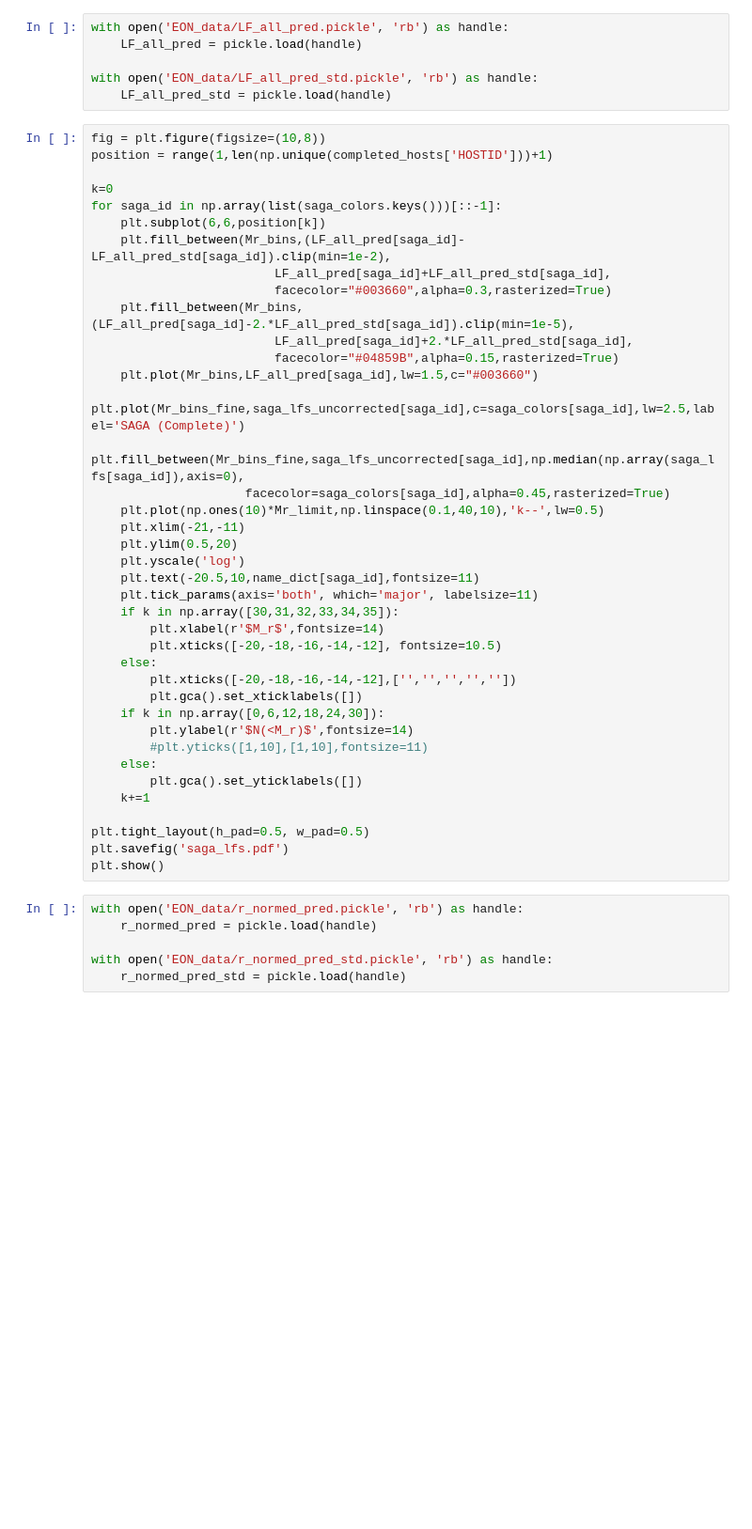
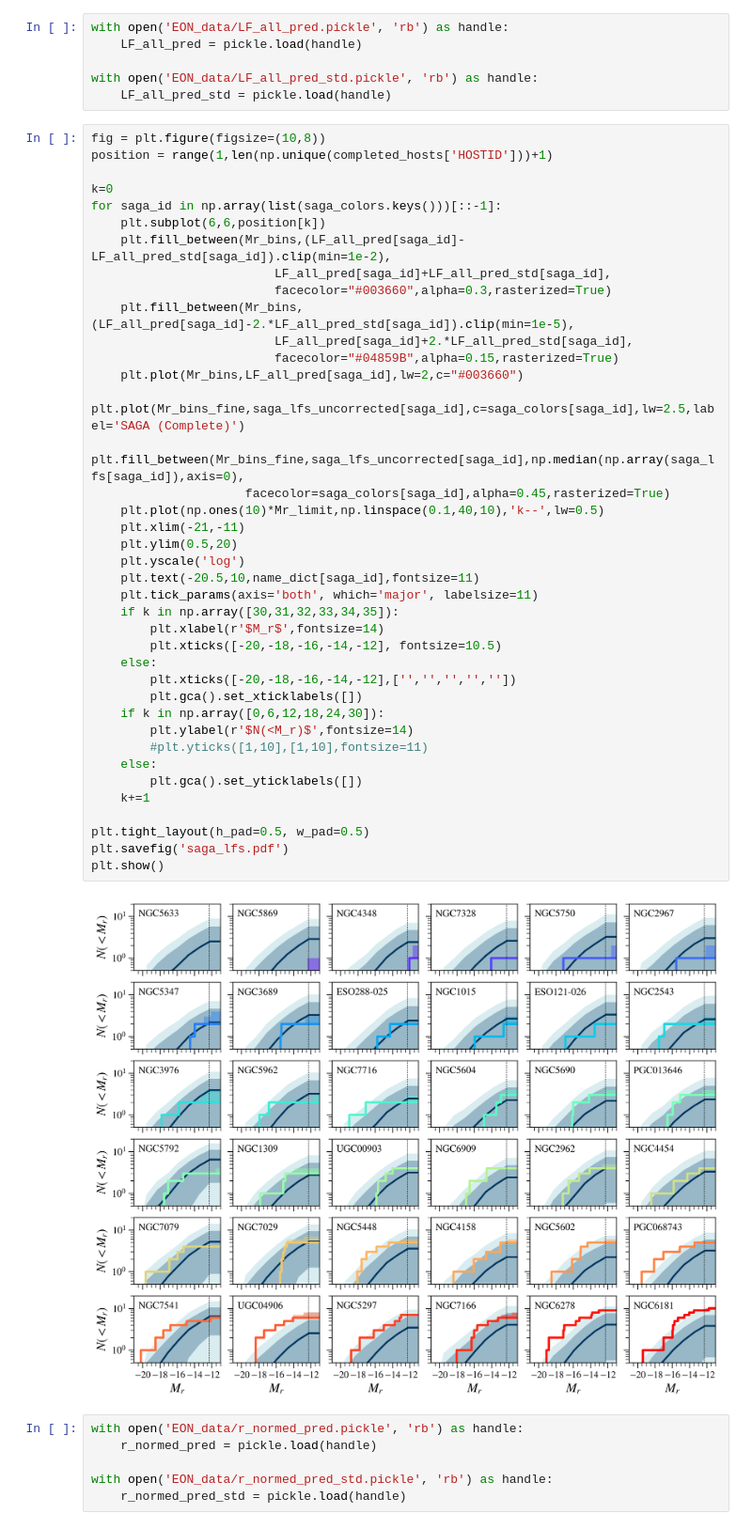
Before and after one commit to sagasurvey/PaperII, a Jupyter notebook: F17-18-Ethan-LF_Panels.ipynb, the cells around one changed output. Shown at 94% size. Saved outputs shown, nothing was run; the diff lists cells and outputs as text; blank space fills up the shorter version.

```diff
--- a/F17-18-Ethan-LF_Panels.ipynb
+++ b/F17-18-Ethan-LF_Panels.ipynb
@@ -166,34 +207,36 @@ for saga_id in np.array(list(saga_colors.keys()))[::-1]:
                          LF_all_pred[saga_id]+LF_all_pred_std[saga_id],
                          facecolor="#003660",alpha=0.3,rasterized=True)
     plt.fill_between(Mr_bins,(LF_all_pred[saga_id]-2.*LF_all_pred_std[saga_id]).clip(min=1e-5),
                          LF_all_pred[saga_id]+2.*LF_all_pred_std[saga_id],
                          facecolor="#04859B",alpha=0.15,rasterized=True)
-    plt.plot(Mr_bins,LF_all_pred[saga_id],lw=1.5,c="#003660")
+    plt.plot(Mr_bins,LF_all_pred[saga_id],lw=2,c="#003660")
     plt.plot(Mr_bins_fine,saga_lfs_uncorrected[saga_id],c=saga_colors[saga_id],lw=2.5,label='SAGA (Complete)')
     plt.fill_between(Mr_bins_fine,saga_lfs_uncorrected[saga_id],np.median(np.array(saga_lfs[saga_id]),axis=0),
                      facecolor=saga_colors[saga_id],alpha=0.45,rasterized=True)
     plt.plot(np.ones(10)*Mr_limit,np.linspace(0.1,40,10),'k--',lw=0.5)
     plt.xlim(-21,-11)
     plt.ylim(0.5,20)
     plt.yscale('log')
     plt.text(-20.5,10,name_dict[saga_id],fontsize=11)
     plt.tick_params(axis='both', which='major', labelsize=11)
     if k in np.array([30,31,32,33,34,35]):
         plt.xlabel(r'$M_r$',fontsize=14)
         plt.xticks([-20,-18,-16,-14,-12], fontsize=10.5)
     else:
         plt.xticks([-20,-18,-16,-14,-12],['','','','',''])
         plt.gca().set_xticklabels([])
     if k in np.array([0,6,12,18,24,30]):
         plt.ylabel(r'$N(<M_r)$',fontsize=14)
         #plt.yticks([1,10],[1,10],fontsize=11)
     else:
         plt.gca().set_yticklabels([])
     k+=1
 
 plt.tight_layout(h_pad=0.5, w_pad=0.5)
 plt.savefig('saga_lfs.pdf')
 plt.show()
+# %% [output]
+[figure, added]
 # %%
 with open('EON_data/r_normed_pred.pickle', 'rb') as handle:
     r_normed_pred = pickle.load(handle)
```
Also changed, not shown: parts of 5 cells of this notebook, 6 other files.
